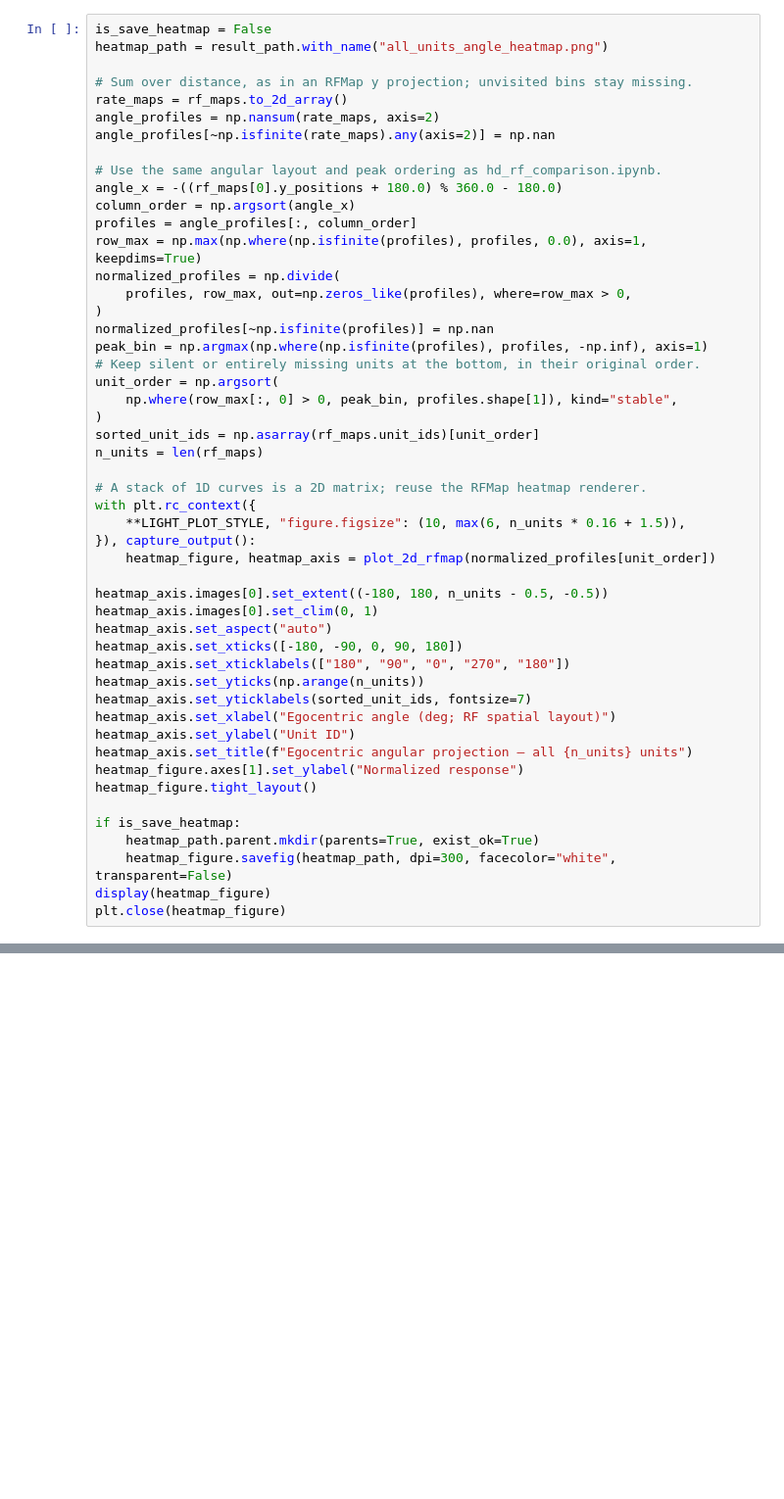
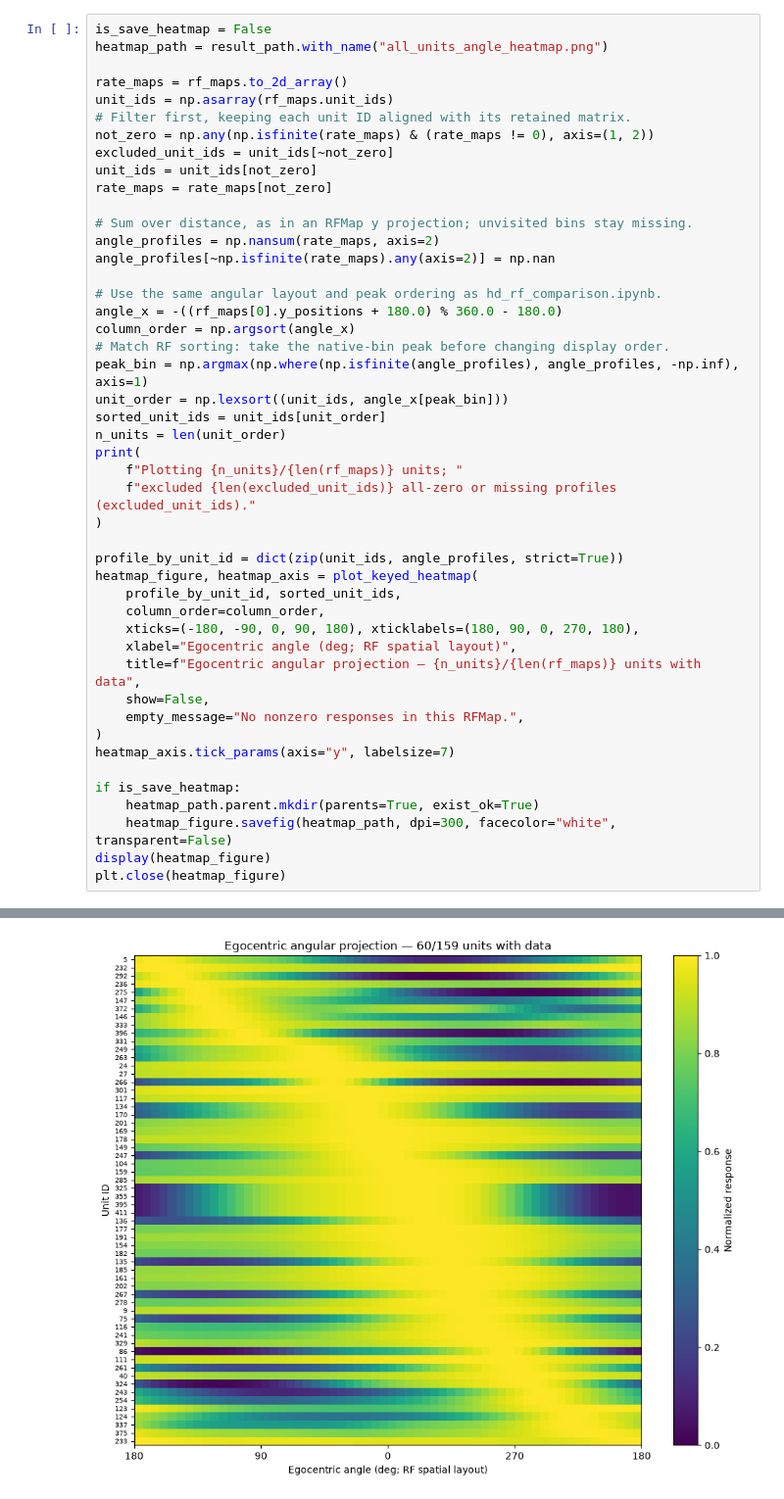
Before and after one commit to KaiCao2003/rfmapping, a Jupyter notebook: spatial_cell_plotting.ipynb, the cells around one changed output, grey strips where cells are left out. Shown at 98% size. Drawn from its saved outputs; the diff is of its cells as text; blank space fills up the shorter version.

```diff
--- a/spatial_cell_plotting.ipynb
+++ b/spatial_cell_plotting.ipynb
@@ -58,49 +62,46 @@ Sum each saved 2D matrix over distance, normalize each unit by its maximum, and
 is_save_heatmap = False
 heatmap_path = result_path.with_name("all_units_angle_heatmap.png")
 
+rate_maps = rf_maps.to_2d_array()
+unit_ids = np.asarray(rf_maps.unit_ids)
+# Filter first, keeping each unit ID aligned with its retained matrix.
+not_zero = np.any(np.isfinite(rate_maps) & (rate_maps != 0), axis=(1, 2))
+excluded_unit_ids = unit_ids[~not_zero]
+unit_ids = unit_ids[not_zero]
+rate_maps = rate_maps[not_zero]
+
 # Sum over distance, as in an RFMap y projection; unvisited bins stay missing.
-rate_maps = rf_maps.to_2d_array()
 angle_profiles = np.nansum(rate_maps, axis=2)
 angle_profiles[~np.isfinite(rate_maps).any(axis=2)] = np.nan
 
 # Use the same angular layout and peak ordering as hd_rf_comparison.ipynb.
 angle_x = -((rf_maps[0].y_positions + 180.0) % 360.0 - 180.0)
 column_order = np.argsort(angle_x)
-profiles = angle_profiles[:, column_order]
-row_max = np.max(np.where(np.isfinite(profiles), profiles, 0.0), axis=1, keepdims=True)
-normalized_profiles = np.divide(
-    profiles, row_max, out=np.zeros_like(profiles), where=row_max > 0,
+# Match RF sorting: take the native-bin peak before changing display order.
+peak_bin = np.argmax(np.where(np.isfinite(angle_profiles), angle_profiles, -np.inf), axis=1)
+unit_order = np.lexsort((unit_ids, angle_x[peak_bin]))
+sorted_unit_ids = unit_ids[unit_order]
+n_units = len(unit_order)
+print(
+    f"Plotting {n_units}/{len(rf_maps)} units; "
+    f"excluded {len(excluded_unit_ids)} all-zero or missing profiles (excluded_unit_ids)."
 )
-normalized_profiles[~np.isfinite(profiles)] = np.nan
-peak_bin = np.argmax(np.where(np.isfinite(profiles), profiles, -np.inf), axis=1)
-# Keep silent or entirely missing units at the bottom, in their original order.
-unit_order = np.argsort(
-    np.where(row_max[:, 0] > 0, peak_bin, profiles.shape[1]), kind="stable",
+
+profile_by_unit_id = dict(zip(unit_ids, angle_profiles, strict=True))
+heatmap_figure, heatmap_axis = plot_keyed_heatmap(
+    profile_by_unit_id, sorted_unit_ids,
+    column_order=column_order,
+    xticks=(-180, -90, 0, 90, 180), xticklabels=(180, 90, 0, 270, 180),
+    xlabel="Egocentric angle (deg; RF spatial layout)",
+    title=f"Egocentric angular projection — {n_units}/{len(rf_maps)} units with data",
+    show=False,
+    empty_message="No nonzero responses in this RFMap.",
 )
-sorted_unit_ids = np.asarray(rf_maps.unit_ids)[unit_order]
-n_units = len(rf_maps)
-
-# A stack of 1D curves is a 2D matrix; reuse the RFMap heatmap renderer.
-with plt.rc_context({
-    **LIGHT_PLOT_STYLE, "figure.figsize": (10, max(6, n_units * 0.16 + 1.5)),
-}), capture_output():
-    heatmap_figure, heatmap_axis = plot_2d_rfmap(normalized_profiles[unit_order])
-
-heatmap_axis.images[0].set_extent((-180, 180, n_units - 0.5, -0.5))
-heatmap_axis.images[0].set_clim(0, 1)
-heatmap_axis.set_aspect("auto")
-heatmap_axis.set_xticks([-180, -90, 0, 90, 180])
-heatmap_axis.set_xticklabels(["180", "90", "0", "270", "180"])
-heatmap_axis.set_yticks(np.arange(n_units))
-heatmap_axis.set_yticklabels(sorted_unit_ids, fontsize=7)
-heatmap_axis.set_xlabel("Egocentric angle (deg; RF spatial layout)")
-heatmap_axis.set_ylabel("Unit ID")
-heatmap_axis.set_title(f"Egocentric angular projection — all {n_units} units")
-heatmap_figure.axes[1].set_ylabel("Normalized response")
-heatmap_figure.tight_layout()
+heatmap_axis.tick_params(axis="y", labelsize=7)
 
 if is_save_heatmap:
     heatmap_path.parent.mkdir(parents=True, exist_ok=True)
     heatmap_figure.savefig(heatmap_path, dpi=300, facecolor="white", transparent=False)
 display(heatmap_figure)
 plt.close(heatmap_figure)
+# %% [output]
@@ -106,0 +109 @@ plt.close(heatmap_figure)
+[figure, added]
```
Also changed, not shown: parts of 6 cells of this notebook, 21 other files.
